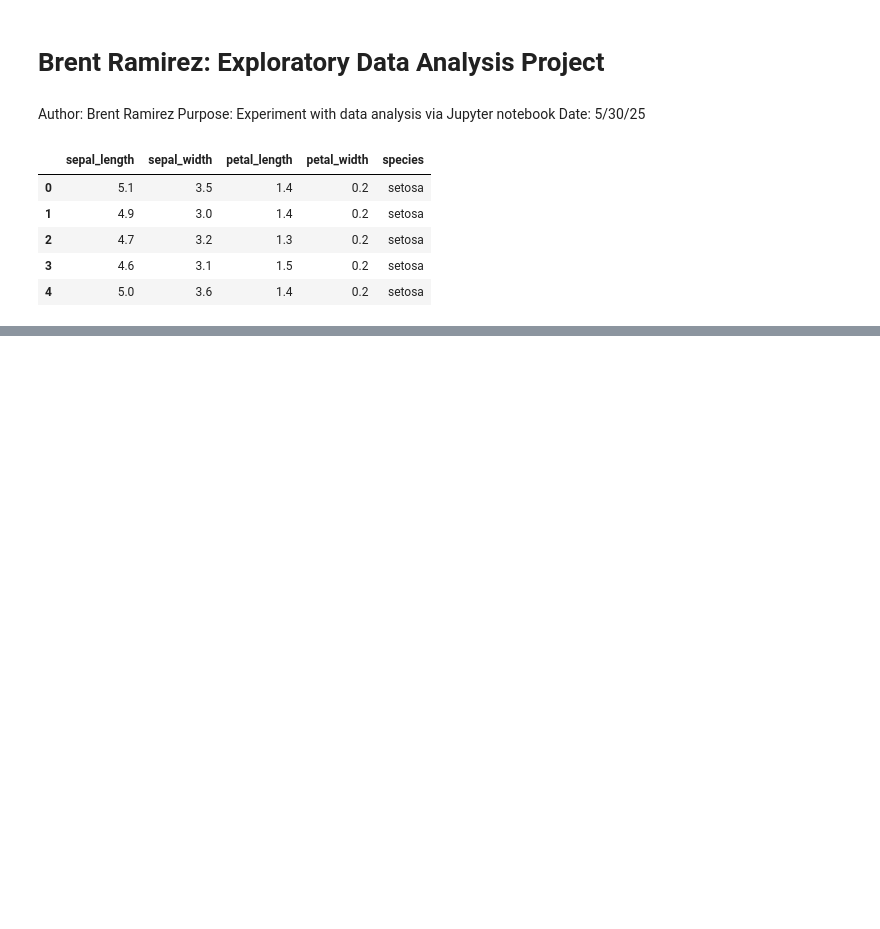
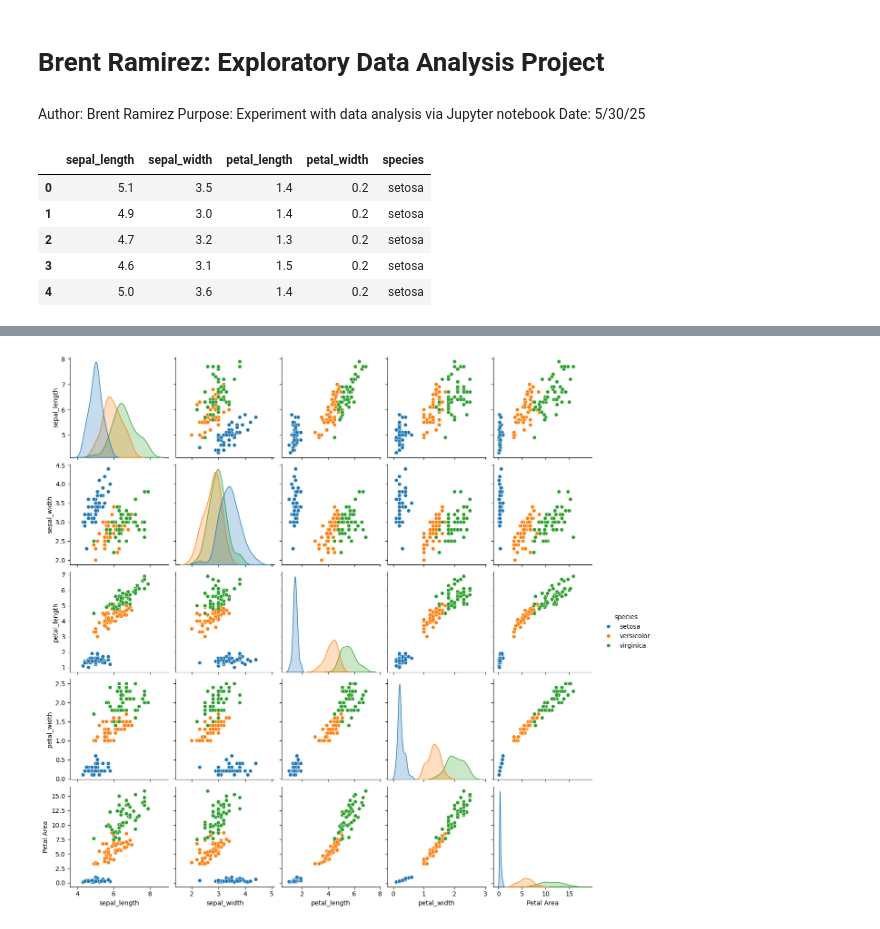
Before and after one commit to bramz00/datafun-04-eda, a Jupyter notebook: datafun-04-notebook.ipynb, the cells around one changed output, grey strips where cells are left out. Drawn from its saved outputs; the diff is of its cells as text; code cells hidden in the pictures; blank space fills up the shorter version.

```diff
--- a/datafun-04-notebook.ipynb
+++ b/datafun-04-notebook.ipynb
@@ -24,0 +130,9 @@ iris_df.head()
+# %%
+iris_df.rename(columns={'sepal-length': 'Sepal Length', 'sepal-width': 'Sepal Width', 'petal-length': 'Petal Length', 'petal-width': 'Petal Width'}, inplace=True)
+
+iris_df['Petal Area'] = iris_df['petal_length'] * iris_df['petal_width']
+# %%
+sns.pairplot(iris_df, hue='species')
+matplotlib.pyplot.show()
+# %% [output]
+[figure, added]
```
Also changed, not shown: parts of 14 cells of this notebook.
